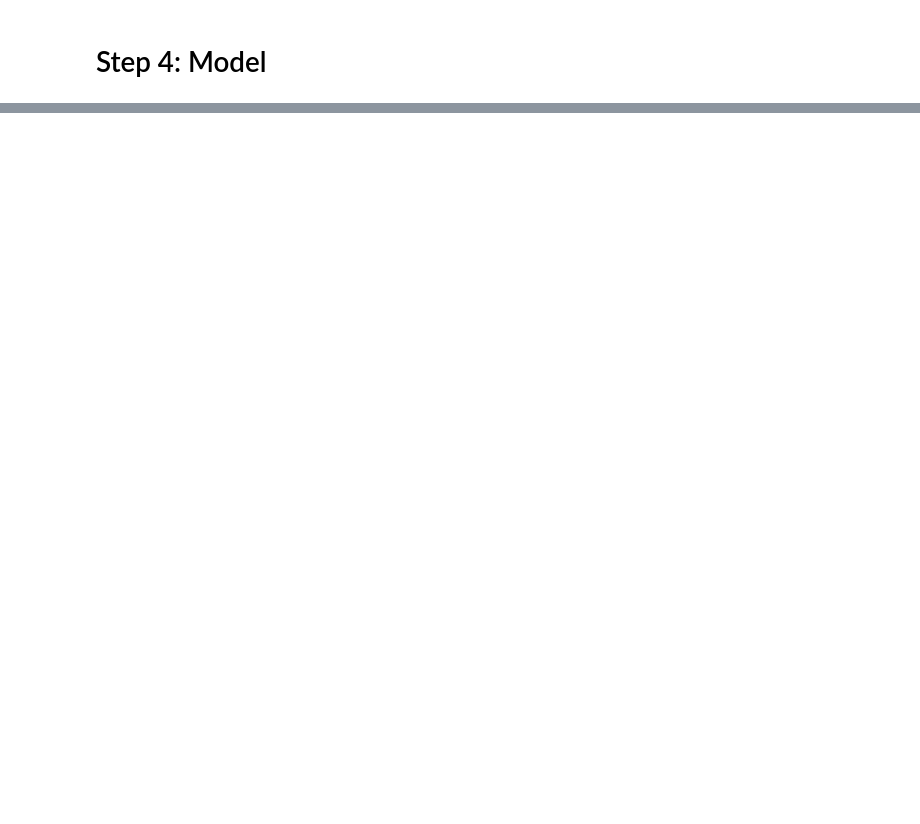
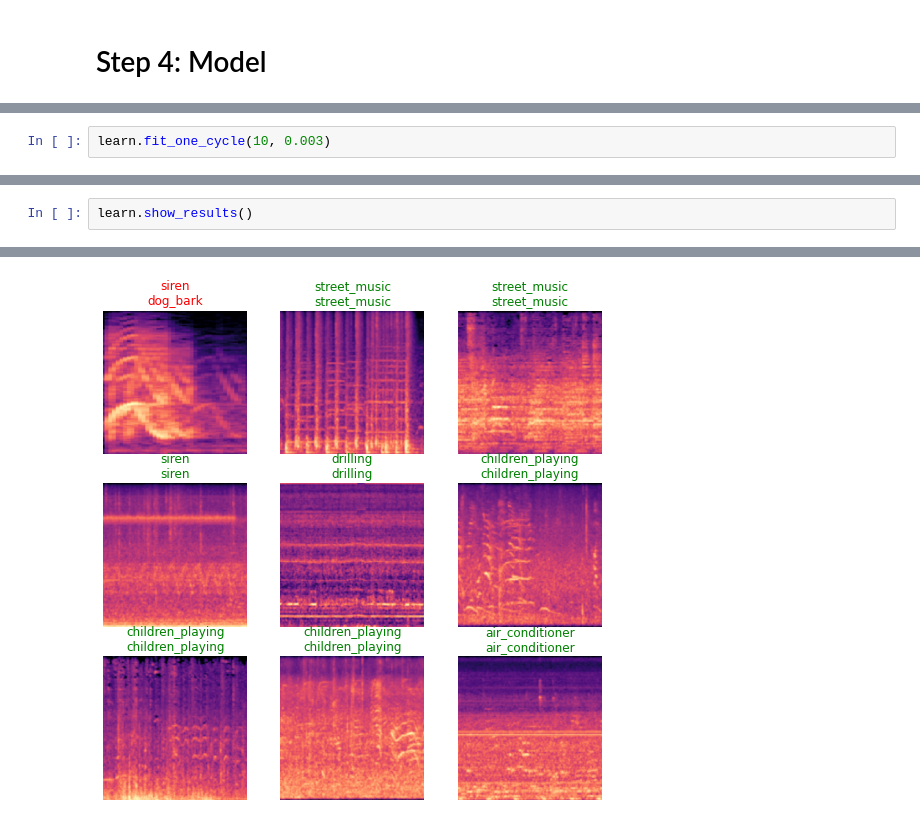
Before and after one commit to loicrouillermonay/Machine-Learning-Projects, a Jupyter notebook: Urban Sound Classification/Urban Sound Classification.ipynb, the cells around one changed output, grey strips where cells are left out. Cells and saved outputs as stored; diff of their text form; blank space fills up the shorter version.

```diff
--- a/Urban Sound Classification/Urban Sound Classification.ipynb
+++ b/Urban Sound Classification/Urban Sound Classification.ipynb
@@ -140,0 +154,2 @@ data_dir = Path('../Urban Sound Classification/Data Sources/train/spectrogram/')
+# %%
+learn.fit_one_cycle(10, 0.003)
@@ -140,0 +168,3 @@ data_dir = Path('../Urban Sound Classification/Data Sources/train/spectrogram/')
+# %%
+learn.show_results()
+# %% [output]
@@ -140,0 +172 @@ data_dir = Path('../Urban Sound Classification/Data Sources/train/spectrogram/')
+[figure, added]
```
Also changed, not shown: parts of 20 cells of this notebook.
